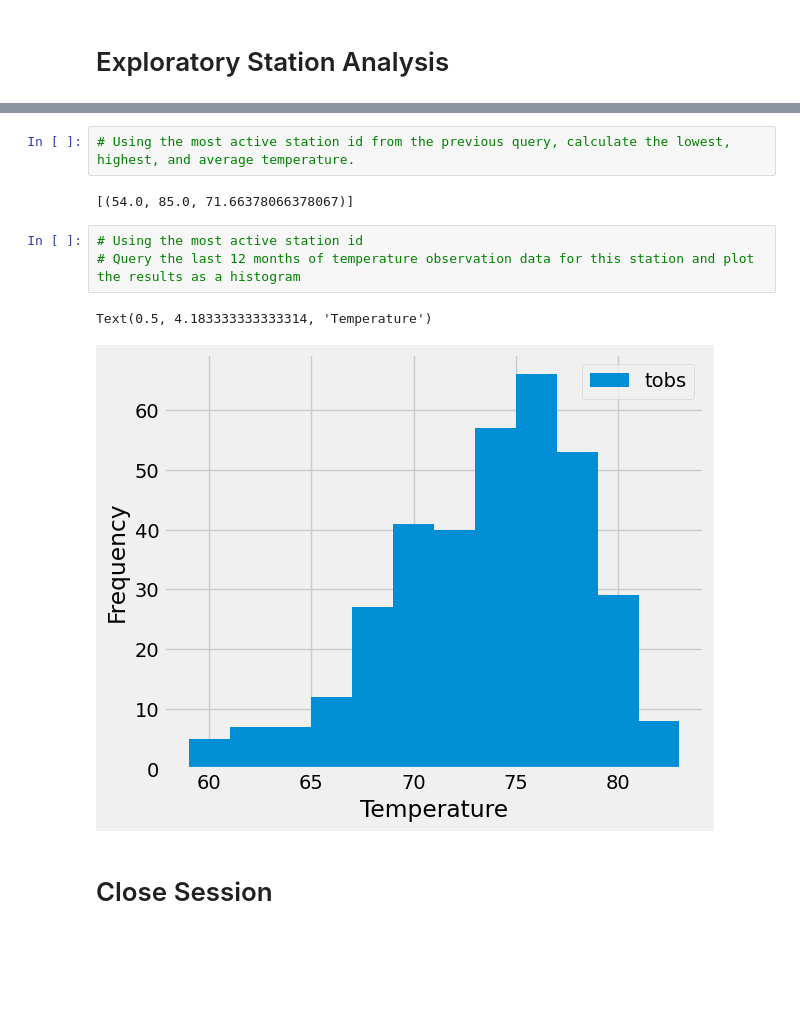
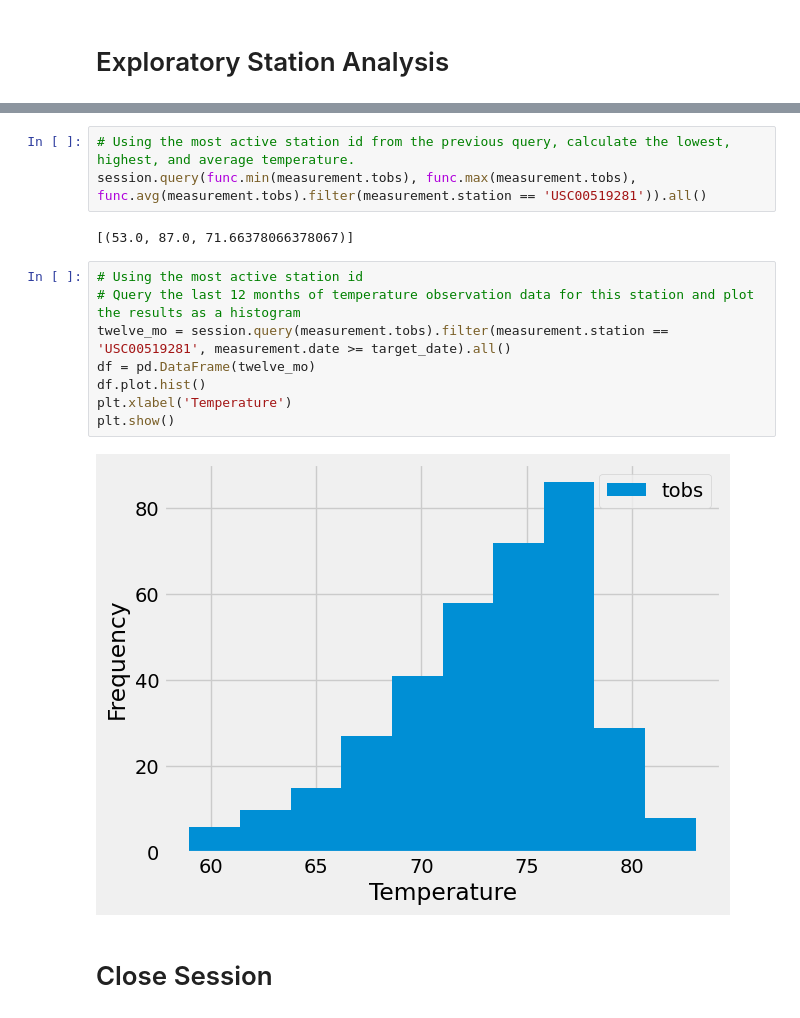
Before and after one commit to peatk/SQLAlchemy, a Jupyter notebook: Surfs Up Bruh/climate_starter.ipynb, the cells around one changed output, grey strips where cells are left out. Saved outputs shown, nothing was run; the diff lists cells and outputs as text; blank space fills up the shorter version.

```diff
--- a/Surfs Up Bruh/climate_starter.ipynb
+++ b/Surfs Up Bruh/climate_starter.ipynb
@@ -113,14 +129,19 @@ precip_df.describe()
  ('USC00518838', 511)]
 # %%
 # Using the most active station id from the previous query, calculate the lowest, highest, and average temperature.
+session.query(func.min(measurement.tobs), func.max(measurement.tobs), func.avg(measurement.tobs).filter(measurement.station == 'USC00519281')).all()
 # %% [output]
-[(54.0, 85.0, 71.66378066378067)]
+[(53.0, 87.0, 71.66378066378067)]
 # %%
 # Using the most active station id
 # Query the last 12 months of temperature observation data for this station and plot the results as a histogram
+twelve_mo = session.query(measurement.tobs).filter(measurement.station == 'USC00519281', measurement.date >= target_date).all()
+df = pd.DataFrame(twelve_mo)
+df.plot.hist()
+plt.xlabel('Temperature')
+plt.show()
 # %% [output]
-Text(0.5, 4.183333333333314, 'Temperature')
-[figure, old version]
+[figure, new version]
 # %% [markdown]
 # Close Session
 # %%
```
Also changed, not shown: parts of 8 cells of this notebook, 2 other files.
